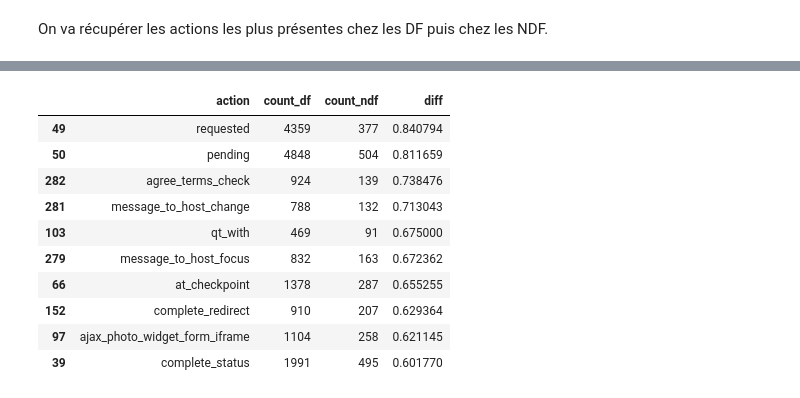
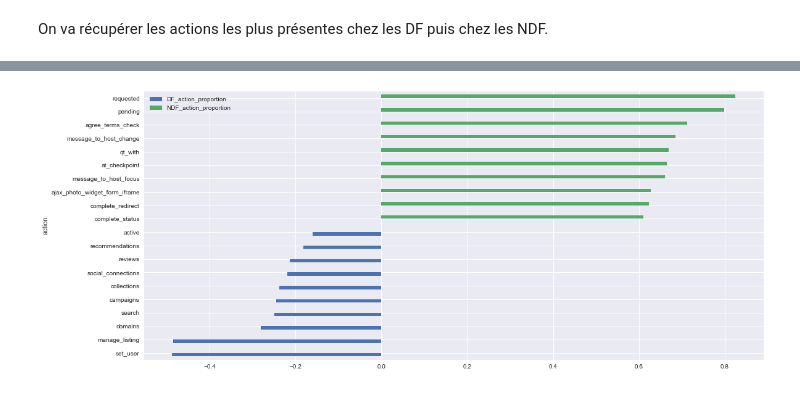
Before and after one commit to vesran/BookerGuess, a Jupyter notebook: _3_analyse_des_sessions.ipynb, the cells around one changed output, grey strips where cells are left out. Cells and saved outputs as stored; diff of their text form; code cells hidden in the pictures.

```diff
--- a/_3_analyse_des_sessions.ipynb
+++ b/_3_analyse_des_sessions.ipynb
@@ -134,17 +122,14 @@ action_stats[action_stats['count_df'] + action_stats['count_ndf'] > 500].sort_va
-# %%
-action_stats[action_stats['count_df'] + action_stats['count_ndf'] > 500].sort_values(by='diff').tail(10).sort_values(by='diff', ascending=False)
-# %% [output]
-|  | action | count_df | count_ndf | diff |
-| 49 | requested | 4359 | 377 | 0.840794 |
-| 50 | pending | 4848 | 504 | 0.811659 |
-| 282 | agree_terms_check | 924 | 139 | 0.738476 |
-| 281 | message_to_host_change | 788 | 132 | 0.713043 |
-| 103 | qt_with | 469 | 91 | 0.675000 |
-| 279 | message_to_host_focus | 832 | 163 | 0.672362 |
-| 66 | at_checkpoint | 1378 | 287 | 0.655255 |
-| 152 | complete_redirect | 910 | 207 | 0.629364 |
-| 97 | ajax_photo_widget_form_iframe | 1104 | 258 | 0.621145 |
-| 39 | complete_status | 1991 | 495 | 0.601770 |
+# %%
+df_stats = action_stats[action_stats['count_df'] + action_stats['count_ndf'] > 500].sort_values(by='diff').head(10).reset_index()
+ndf_stats = action_stats[action_stats['count_df'] + action_stats['count_ndf'] > 500].sort_values(by='diff').tail(10).sort_values(by='diff').reset_index()
+stats = pd.DataFrame({
+    'action': df_stats['action'].values.tolist() + ndf_stats['action'].values.tolist(),
+    'DF_action_proportion': df_stats['diff'].values.tolist() +  [0 for _ in range(ndf_stats.shape[0])],
+    'NDF_action_proportion': [0 for _ in range(df_stats.shape[0])] + ndf_stats['diff'].values.tolist(),
+})
+_ = stats.set_index('action').plot.barh(figsize=(18, 8))
+# %% [output]
+[figure, added]
 # %%
 sessions[sessions['action'] == 'reviews']
 # %% [output]
```
Also changed, not shown: parts of 8 cells of this notebook.
